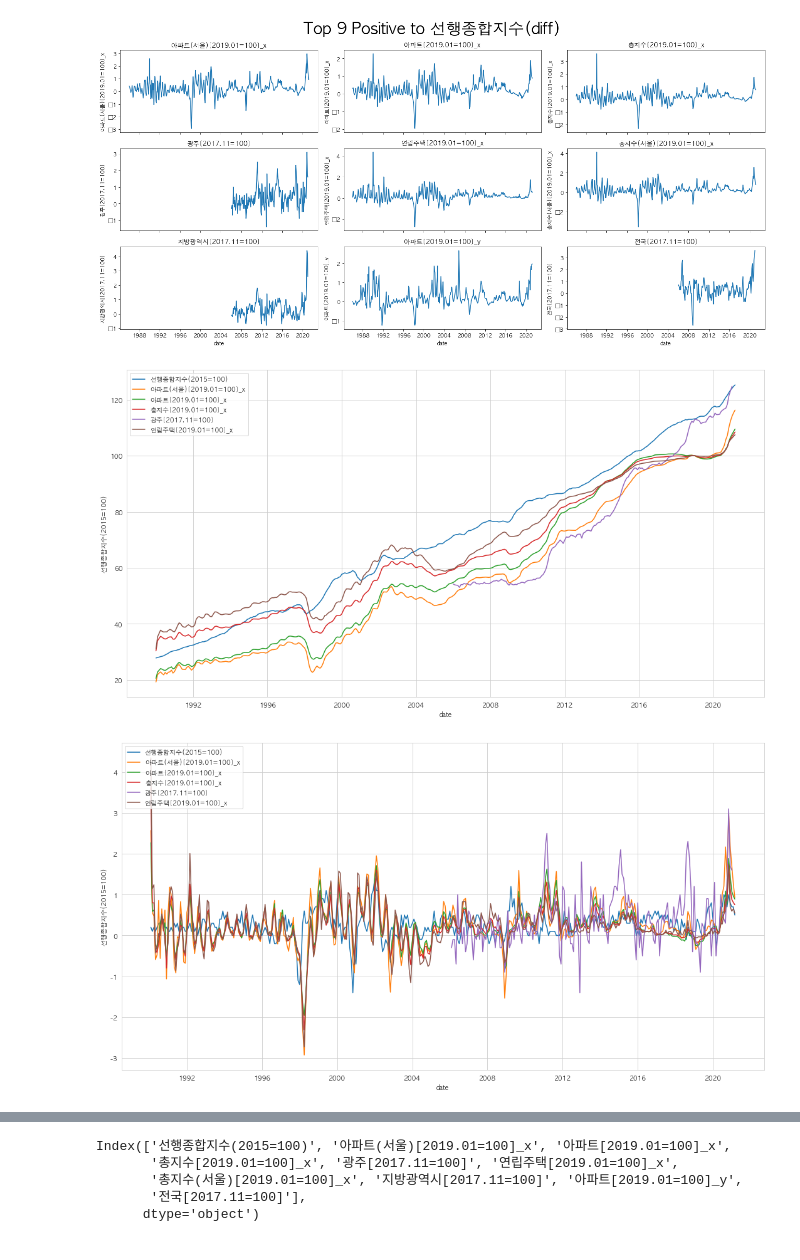
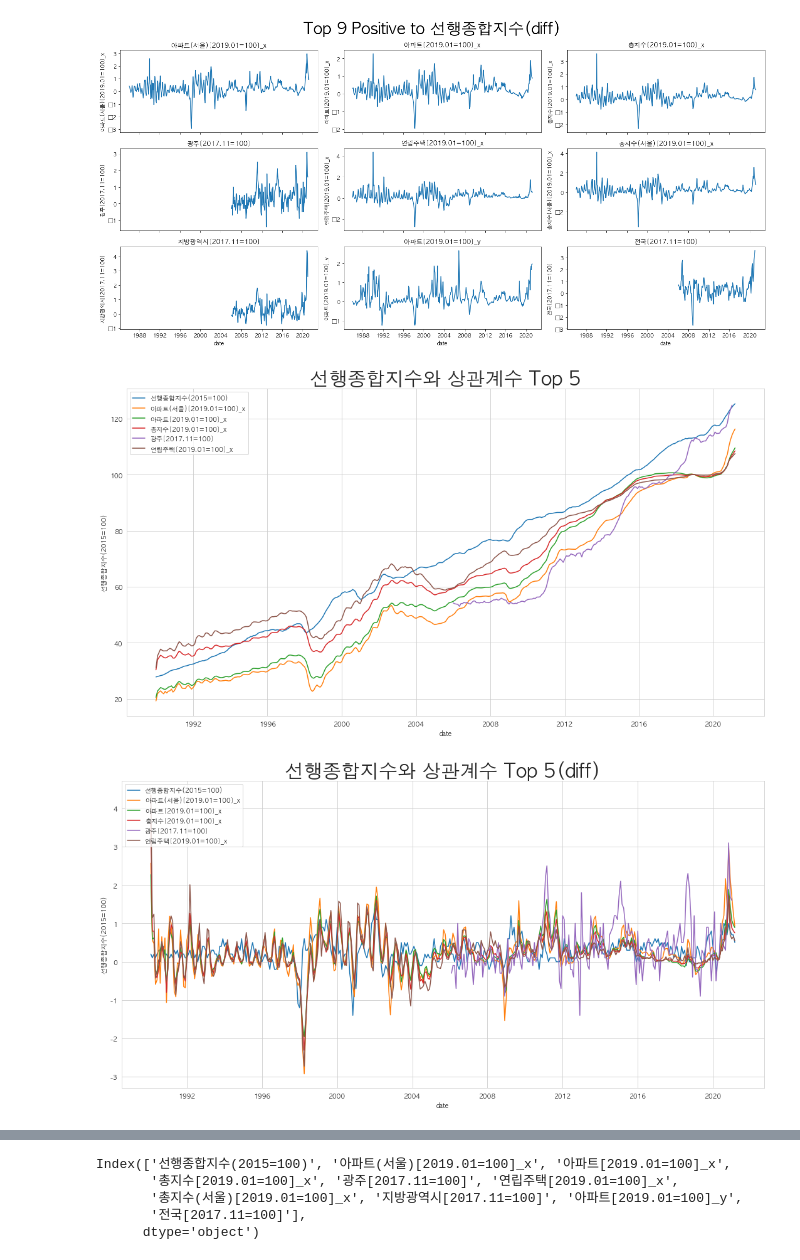
Before and after one commit to johanjun/dacon_finance2021, a Jupyter notebook: dacon_reviz_analysis2.ipynb, the cells around one changed output, grey strips where cells are left out. Cells and saved outputs as stored; diff of their text form; code cells hidden in the pictures.

```diff
--- a/dacon_reviz_analysis2.ipynb
+++ b/dacon_reviz_analysis2.ipynb
@@ -121,16 +123,17 @@ plt.show()
 # %%
 fig = plt.figure(figsize=(15,8))
 sns.set_style('whitegrid')
 plt.rcParams['axes.unicode_minus'] = False
 plt.rc('font', family='AppleGothic')
 labels = df_line.columns
 for i in df_line.columns[:6]:
     sns.lineplot(x='date', y=i, data=df_line)
 plt.tight_layout()
 plt.legend(labels=labels, loc='upper left')
+plt.title('선행종합지수와 상관계수 Top 5', fontsize=30)
 plt.show()
 # %% [output]
-[figure, old version]
+[figure, new version]
 # %%
 fig = plt.figure(figsize=(15,8))
 sns.set_style('whitegrid')
@@ -139,8 +142,9 @@ plt.rc('font', family='AppleGothic')
 labels = df_line.columns
 for i in df_line.columns[:6]:
     sns.lineplot(x='date', y=df_line[i].diff(periods=1).iloc[1:], data=df_line)
+plt.title('선행종합지수와 상관계수 Top 5(diff)', fontsize=30)
 plt.tight_layout()
 plt.legend(labels=labels, loc='upper left')
 plt.show()
 # %% [output]
-[figure, old version]
+[figure, new version]
```
Also changed, not shown: parts of 20 cells of this notebook, 1 other file.
